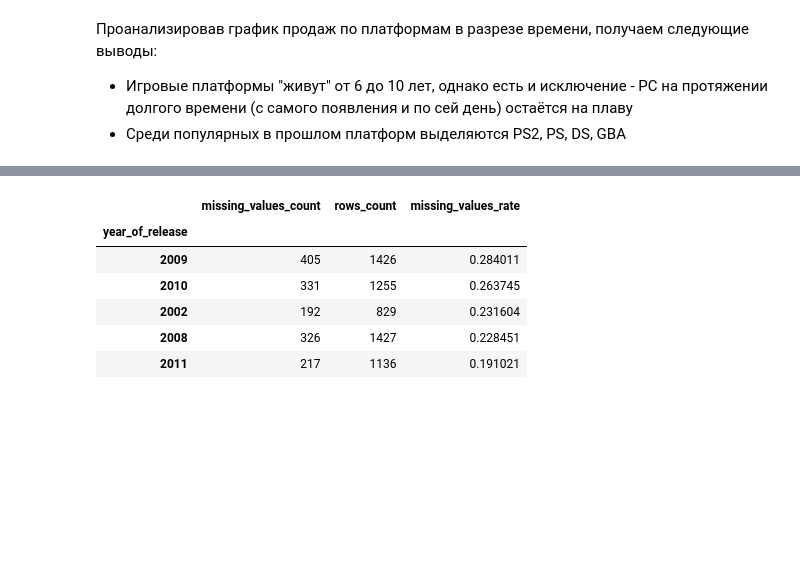
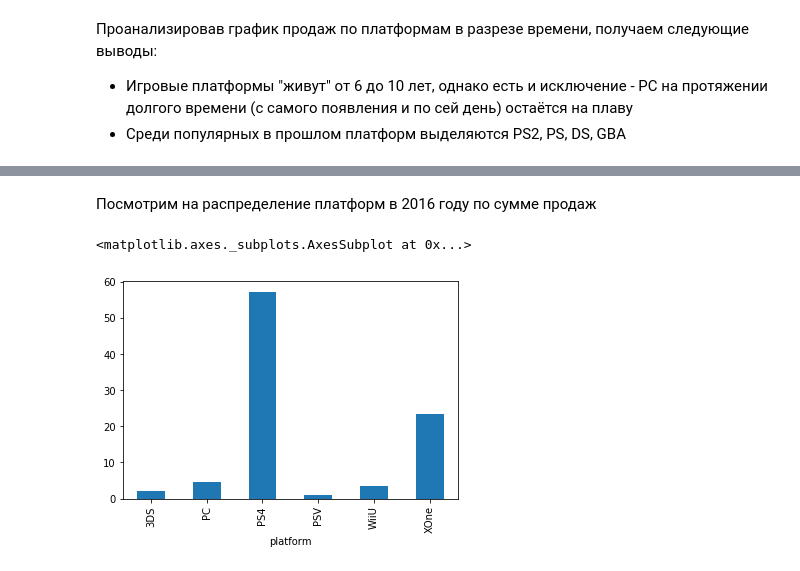
Before and after one commit to skeichenka/yndxdacourse, a Jupyter notebook: final project.ipynb, the cells around one changed output, grey strips where cells are left out. Cells and saved outputs as stored; diff of their text form; code cells hidden in the pictures; blank space fills up the shorter version.

```diff
--- a/final project.ipynb
+++ b/final project.ipynb
@@ -619,4 +468,0 @@ df[~df['platform'].isin(['2600', 'PCFX', 'WS', 'TG16', 'SNES', 'GB', 'SCD', 'SAT
-# %%
-df = df[~df['platform'].isin(['2600', 'PCFX', 'WS', 'TG16', 'SNES', 'GB', 'SCD', 'SAT', 'GEN', 'GG', 'N64', 'NES', 'NG', '3DO'])]
-df = df[df['year_of_release'] > 1995]
-df.info(memory_usage='deep')
@@ -690,10 +469,8 @@ def get_tbd_stats(df, group_column, column, first_rows=5):
-# %%
-get_tbd_stats(df, 'year_of_release', 'user_score')
-# %% [output]
-|  | missing_values_count | rows_count | missing_values_rate |
-| year_of_release |  |  |  |
-| 2009 | 405 | 1426 | 0.284011 |
-| 2010 | 331 | 1255 | 0.263745 |
-| 2002 | 192 | 829 | 0.231604 |
-| 2008 | 326 | 1427 | 0.228451 |
-| 2011 | 217 | 1136 | 0.191021 |
+# %% [markdown]
+Посмотрим на распределение платформ в 2016 году по сумме продаж
+# %%
+df_2016 = df[df.year_of_release == 2016]
+df_2016.groupby('platform')['total_sales'].sum().plot(kind="bar")
+# %% [output]
+<matplotlib.axes._subplots.AxesSubplot at 0x...>
+[figure, added]
```
Also changed, not shown: parts of 34 cells of this notebook.
